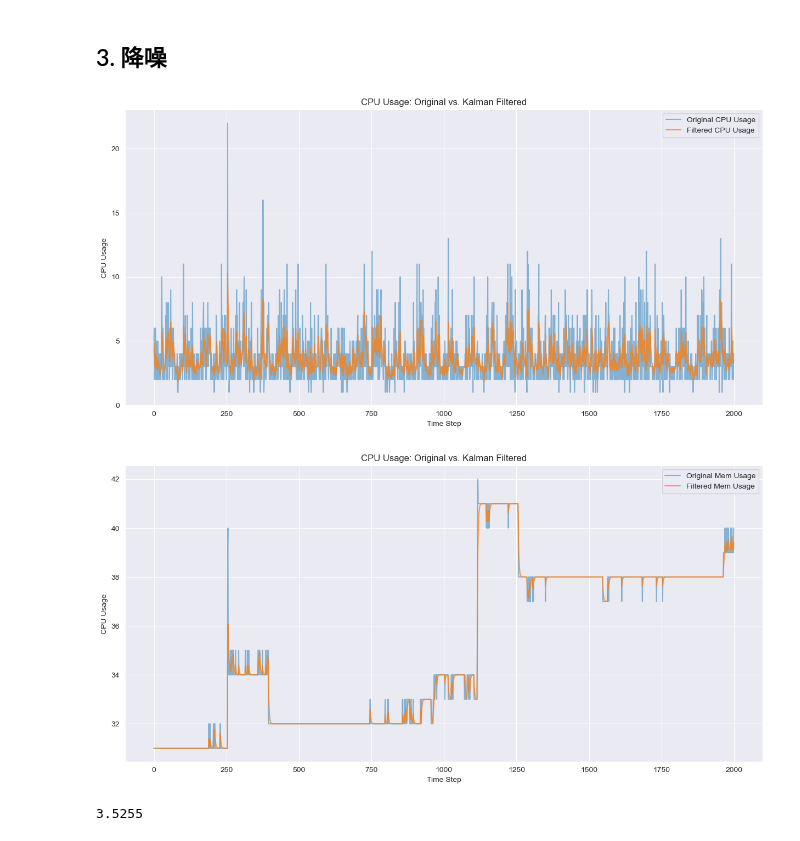
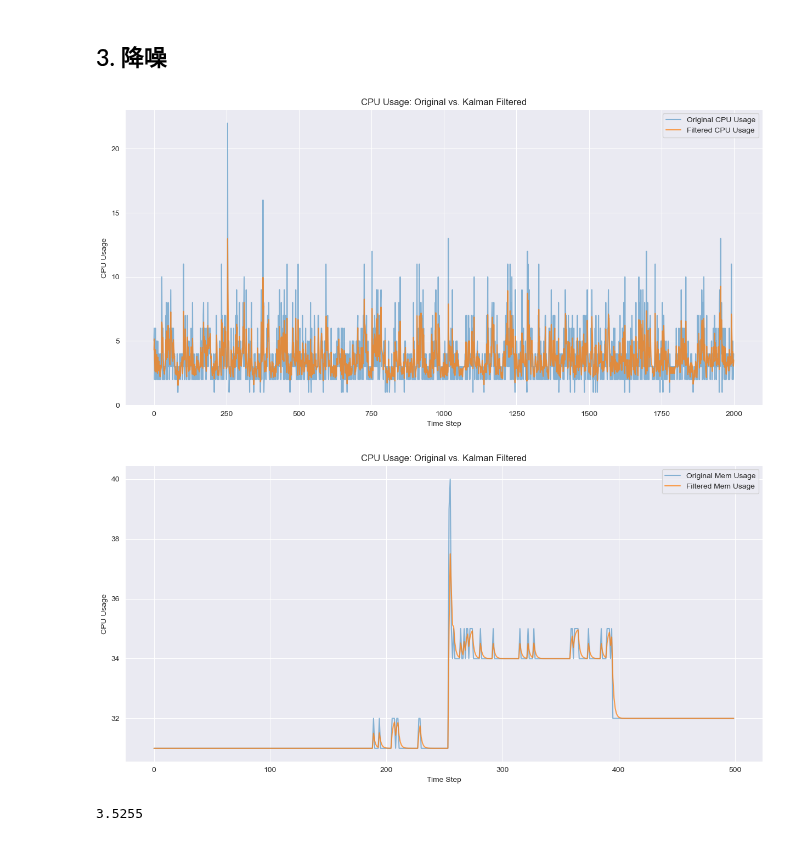
Before and after one commit to conghuhu/container_ts_prediction, a Jupyter notebook: data_preprocess.ipynb, the cells around one changed output. Drawn from its saved outputs; the diff is of its cells as text; code cells hidden in the pictures.

```diff
--- a/data_preprocess.ipynb
+++ b/data_preprocess.ipynb
@@ -113,19 +131,20 @@ from pykalman import KalmanFilter
 import numpy as np
 import matplotlib.pyplot as plt
 
-train_df = train_df[train_df['QUEUE_ID'].isin([2, 3, 4, 36])]
+train_df = train_df[train_df['QUEUE_ID'].isin([2, 3, 4, 36, 1024, 1025, 1026, 1027, 1028])]
 
 # 初始化卡尔曼滤波器参数
-initial_state_mean = train_df['CPU_USAGE'][0]
-observation_covariance = train_df['CPU_USAGE'].var()  # 观测噪声
-transition_covariance = np.var(train_df['CPU_USAGE']) / 5  # 过程噪声，假设较小
-transition_matrices = [1]  # 状态转移矩阵
-observation_matrices = [1]  # 观测矩阵
+initial_state_mean = 3
+initial_state_covariance = np.var(train_df['CPU_USAGE'])  # 使用方差作为初始状态协方差
+observation_covariance = np.var(train_df['CPU_USAGE'])  # 基于CPU_USAGE的方差
+transition_covariance = np.var(train_df['CPU_USAGE']) / 2  # 假设过程噪声小于观测噪声
+transition_matrices = 1  # 状态转移矩阵
+observation_matrices = 1  # 观测矩阵
 
 # 初始化卡尔曼滤波器
 kf = KalmanFilter(
     initial_state_mean=initial_state_mean,
-    initial_state_covariance=observation_covariance,
+    initial_state_covariance=initial_state_covariance,
     observation_covariance=observation_covariance,
     transition_covariance=transition_covariance,
     transition_matrices=transition_matrices,
@@ -146,37 +165,37 @@ mem_usage_std = np.std(mem_usage)
 mem_usage_z_score = (mem_usage - mem_usage_mean) / mem_usage_std
 
 # 使用卡尔曼滤波器对CPU_USAGE去噪
 cpu_means, _ = kf.filter(cpu_usage)
 mem_means, _ = kf.filter(mem_usage)
 
 # 绘制去噪前后的对比时序图
 plt.figure(figsize=(15, 7))
 plt.plot(cpu_usage[3000:5000], label='Original CPU Usage', alpha=0.5)
 plt.plot(cpu_means[3000:5000], label='Filtered CPU Usage', alpha=0.75)
 plt.title('CPU Usage: Original vs. Kalman Filtered')
 plt.xlabel('Time Step')
 plt.ylabel('CPU Usage')
 plt.legend()
 plt.show()
 
 plt.figure(figsize=(15, 7))
-plt.plot(mem_usage[3000:5000], label='Original Mem Usage', alpha=0.5)
-plt.plot(mem_means[3000:5000], label='Filtered Mem Usage', alpha=0.75)
+plt.plot(mem_usage[3000:3500], label='Original Mem Usage', alpha=0.5)
+plt.plot(mem_means[3000:3500], label='Filtered Mem Usage', alpha=0.75)
 plt.title('CPU Usage: Original vs. Kalman Filtered')
 plt.xlabel('Time Step')
 plt.ylabel('CPU Usage')
 plt.legend()
 plt.show()
 
 # 将state_means
 train_df['CPU_USAGE'] = cpu_means
 train_df['MEM_USAGE'] = mem_means
 
 train_df['CPU_USAGE'] = train_df['CPU_USAGE'].round(2)
 train_df['MEM_USAGE'] = train_df['MEM_USAGE'].round(2)
 # %% [output]
-[figure, old version]
+[figure, new version]
-[figure, old version]
+[figure, new version]
 # %%
 import pywt
 import pandas as pd
```
Also changed, not shown: parts of 4 cells of this notebook, 9 other files.
